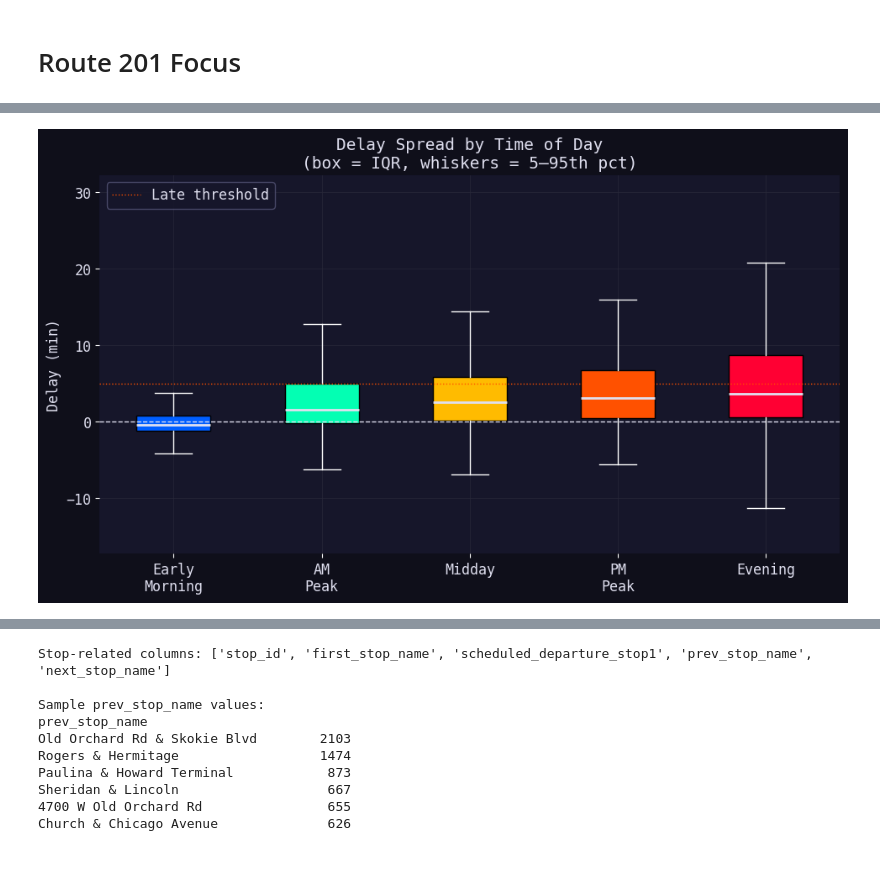
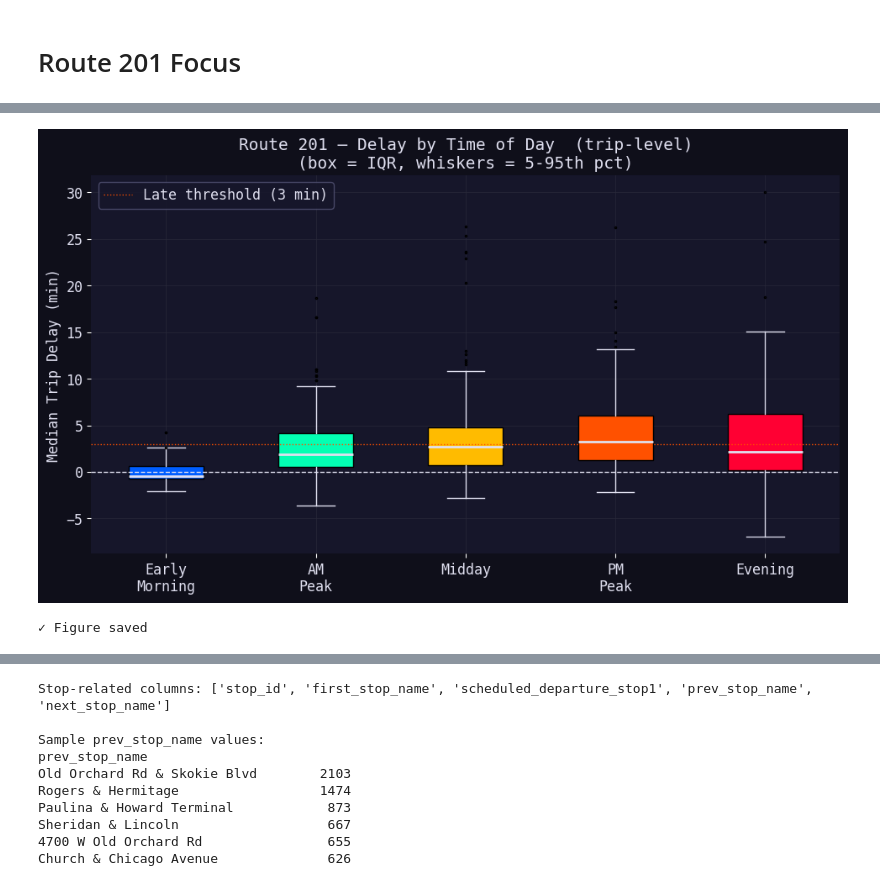
Before and after one commit to liv-fing/CTABusTrust, a Jupyter notebook: data_analysis.ipynb, the cells around one changed output, grey strips where cells are left out. Cells and saved outputs as stored; diff of their text form; code cells hidden in the pictures.

```diff
--- a/data_analysis.ipynb
+++ b/data_analysis.ipynb
@@ -760,52 +1000,39 @@ plt.show()
 # %%
 # =============================================================================
-# FIGURE — Trip-level Delay Distribution by TOD (Boxplot)
+# FIGURE — Route 201 Delay by Time of Day  (trip-level boxplot)
 # =============================================================================
+
 TOD_COLORS = [BLUE, GREEN, YELLOW, ORANGE, RED]
-# Prepare data
-bp_data = [r201[r201['tod'] == t]['delay_minutes'].clip(-15, 30).dropna()
-           for t in TOD_ORDER]
+bp_data    = [trips_201[trips_201['tod'] == t]['delay_median'].clip(-15, 30).dropna()
+              for t in TOD_ORDER]
 
-# Create figure
 fig, ax = plt.subplots(figsize=(10, 6), facecolor=BG)
+bp = ax.boxplot(bp_data, patch_artist=True, notch=False,
+                medianprops=dict(color=WHITE, lw=2),
+                whiskerprops=dict(color=WHITE),
+                capprops=dict(color=WHITE),
+                flierprops=dict(marker='.', color=GREY, markersize=3, alpha=1))
 
-# Boxplot
-bp = ax.boxplot(bp_data,
-                patch_artist=True,
-                notch=False,
-                medianprops=dict(color=WHITE, lw=2),
-                whiskerprops=dict(color="#FFFFFF"),
-                capprops=dict(color="#FFFFFF"),
-                flierprops=dict(marker='.', color='#555577',
-                                markersize=0, alpha=1))
-
-# Color boxes
 for patch, col in zip(bp['boxes'], TOD_COLORS):
     patch.set_facecolor(col)
     patch.set_alpha(1)
 
-# X-axis
 ax.set_xticklabels([t.replace(' ', '\n') for t in TOD_ORDER], fontsize=12)
-
-# Y-axis and title
-ax.set_ylabel('Delay (min)', fontsize=12)
-ax.set_title('Delay Spread by Time of Day\n(box = IQR, whiskers = 5–95th pct)',
+ax.set_ylabel('Median Trip Delay (min)', fontsize=12)
+ax.set_title('Route 201 — Delay by Time of Day  (trip-level)\n(box = IQR, whiskers = 5-95th pct)',
              color=WHITE, fontsize=14)
-
-# Reference lines
-ax.axhline(0, color=WHITE, lw=1, ls='--', alpha=1)
-ax.axhline(5, color=ORANGE, lw=1, ls=':', alpha=1, label='Late threshold')
-
-# Legend
+ax.axhline(0, color=WHITE,  lw=1, ls='--', alpha=1)
+ax.axhline(3, color=ORANGE, lw=1, ls=':',  alpha=1, label='Late threshold (3 min)')
 ax.legend(fontsize=12, facecolor=PANEL, edgecolor=GREY, labelcolor=WHITE)
 ax.tick_params(axis='both', labelsize=12, labelcolor=WHITE)
-
-# Background
 ax.set_facecolor(PANEL)
 
 plt.tight_layout(pad=2)
+plt.savefig('pres_201_tod_boxplot.png', dpi=1000, bbox_inches='tight', facecolor=BG)
 plt.show()
+print('\u2713 Figure saved')
 # %% [output]
-[figure, old version]
+[figure, new version]
+✓ Figure saved
 # %%
 # =============================================================================
```
Also changed, not shown: parts of 49 cells of this notebook, 3 other files.
